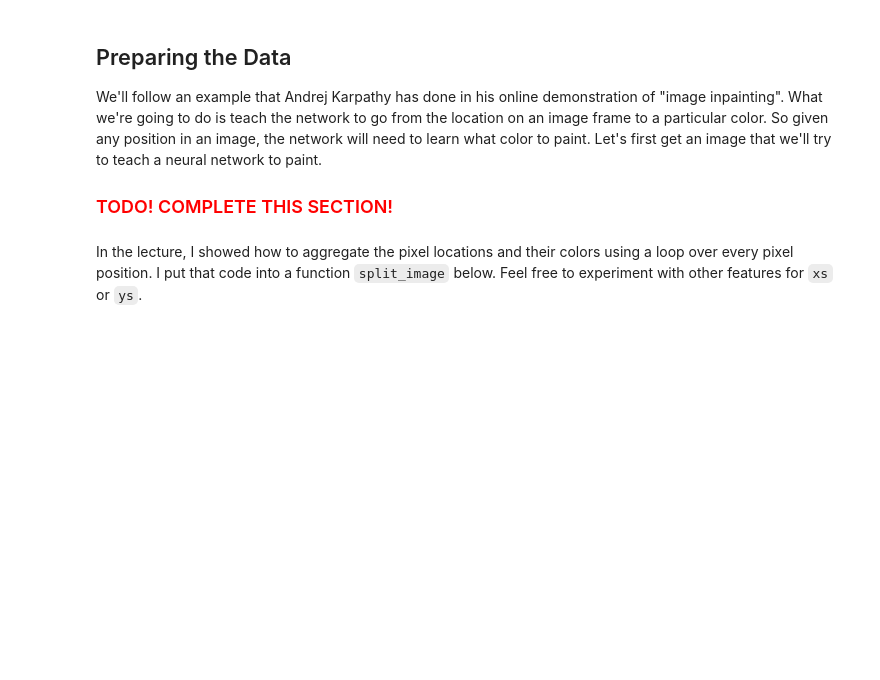
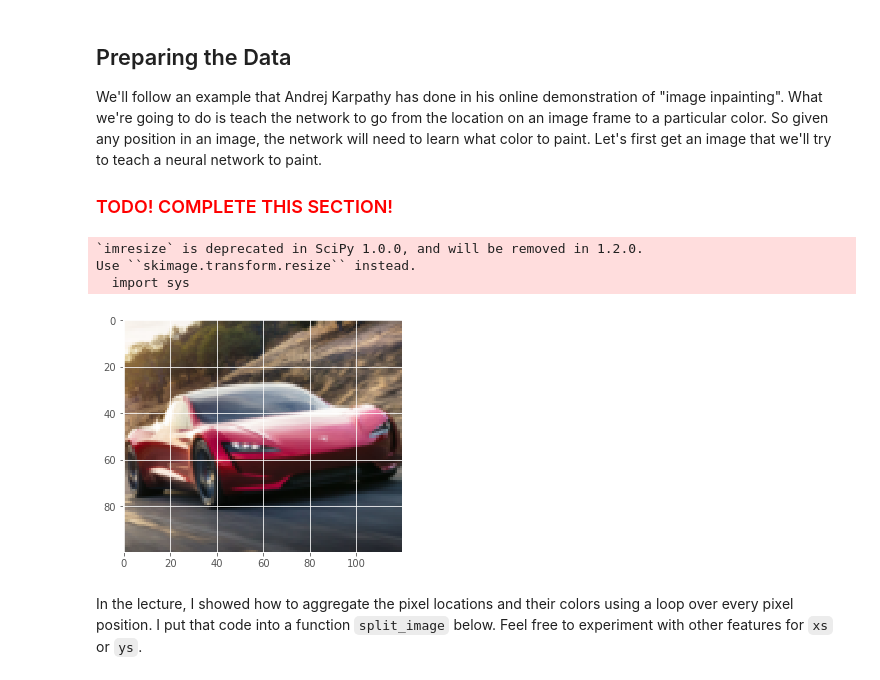
Before and after one commit to jaynilpatel/kadenze, a Jupyter notebook: session-2.ipynb, the cells around one changed output. Cells and saved outputs as stored; diff of their text form; code cells hidden in the pictures; blank space fills up the shorter version.

```diff
--- a/session-2.ipynb
+++ b/session-2.ipynb
@@ -333,19 +333,24 @@ We'll follow an example that Andrej Karpathy has done in his online demonstratio
 <h3><font color='red'>TODO! COMPLETE THIS SECTION!</font></h3>
 # %%
 # First load an image
-img = ...
+img = plt.imread('datasets/roadster.jpg')
 
 # Be careful with the size of your image.
 # Try a fairly small image to begin with,
 # then come back here and try larger sizes.
-img = imresize(img, (100, 100))
+img = imresize(img, (100, 120))
 plt.figure(figsize=(5, 5))
 plt.imshow(img)
 
 # Make sure you save this image as "reference.png"
 # and include it in your zipped submission file
 # so we can tell what image you are trying to paint!
-plt.imsave(fname='reference.png', arr=img)
+plt.imsave(fname='datasets/reference.png', arr=img)
+# %% [output]
+`imresize` is deprecated in SciPy 1.0.0, and will be removed in 1.2.0.
+Use ``skimage.transform.resize`` instead.
+  import sys
+[figure, added]
 # %% [markdown]
 In the lecture, I showed how to aggregate the pixel locations and their colors using a loop over every pixel position.  I put that code into a function `split_image` below.  Feel free to experiment with other features for `xs` or `ys`.
 # %%
```
Also changed, not shown: parts of 16 cells of this notebook.
